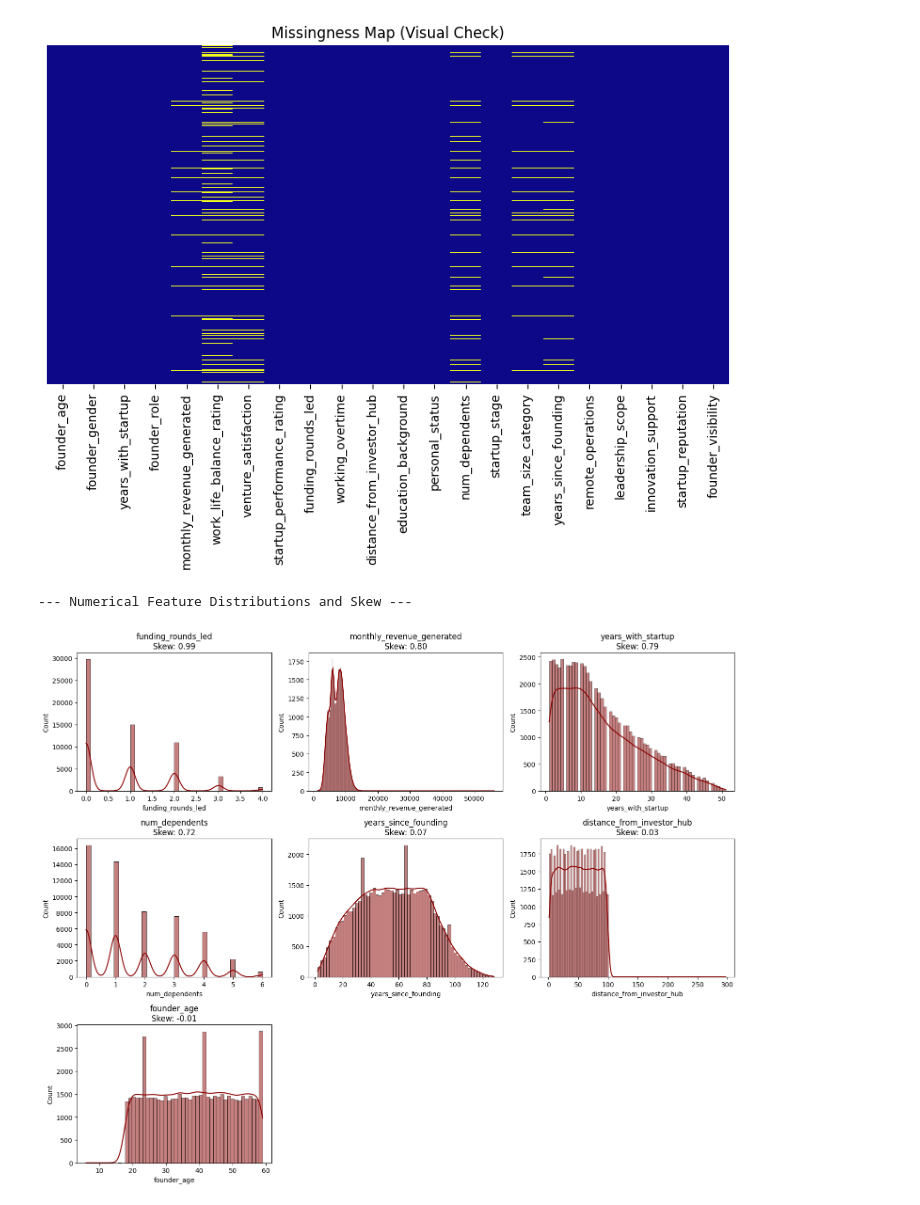
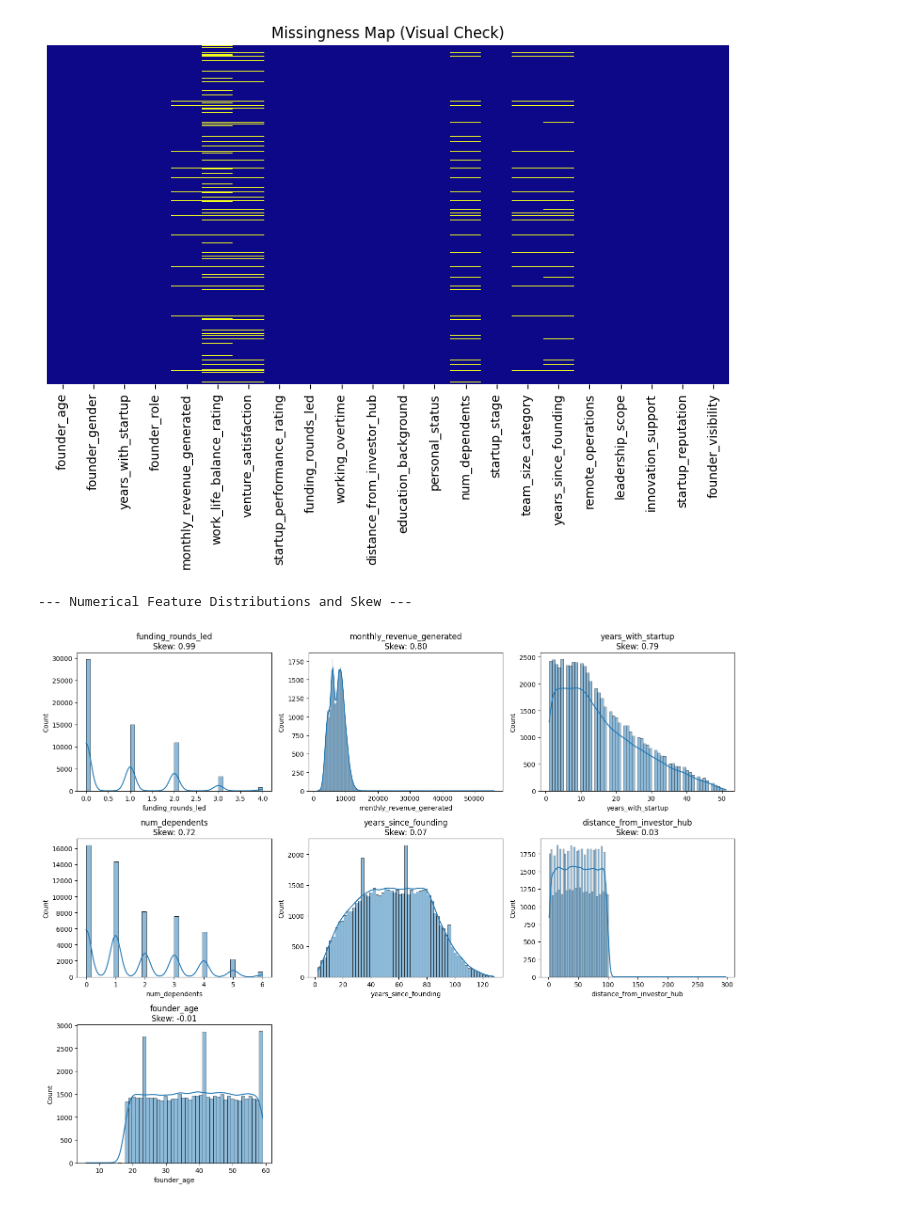
Before and after one commit to Divyareddy8/checkpoint2, a Jupyter notebook: binary/preprocess.ipynb, the cells around one changed output. Drawn from its saved outputs; the diff is of its cells as text; code cells hidden in the pictures.

```diff
--- a/binary/preprocess.ipynb
+++ b/binary/preprocess.ipynb
@@ -56,12 +65,18 @@ numerical_cols = initial_num_cols
 all_cat_cols = binary_cols + ordinal_feature_names + nominal_cols
 # %%
-# --- Convert target to numeric for correlation/modeling early ---
-train[target] = train[target].map({'Stayed': 1, 'Left': 0}).astype(int)
+# Encode target early for EDA
+
+if target in train.columns:
+    train[target] = train[target].map({'Stayed': 1, 'Left': 0}).astype(int)
+else:
+    raise KeyError(f"{target} not present in train")
 # %%
-# Check for duplicates and drop them (reusing your logic)
+# Drop duplicates if any
+
 dup_count = train.duplicated().sum()
 if dup_count > 0:
     train.drop_duplicates(inplace=True)
+    train.reset_index(drop=True, inplace=True)
     print(f"Duplicates removed. New train shape: {train.shape}")
 # %% [output]
 Duplicates removed. New train shape: (59598, 24)
@@ -103,18 +121,20 @@ team_size_category                   0.049985
 monthly_revenue_generated            0.029984
 [figure]
 # %%
-# 2c. Feature Distribution Check (Histograms & Skew)
-print("\n--- Numerical Feature Distributions and Skew ---")
-plt.figure(figsize=(15, 12))
-skew_values = train[numerical_cols].skew().sort_values(ascending=False)
-# Plot top 8 skewed numerical features
-for i, col in enumerate(skew_values.index.tolist()[:8], 1):
-    plt.subplot(3, 3, i)
-    sns.histplot(train[col].dropna(), kde=True, bins='auto', color='darkred')
-    plt.title(f'{col}\nSkew: {skew_values[col]:.2f}', fontsize=12)
-plt.tight_layout()
-plt.show()
+# EDA: Numerical distributions & skew
+
+num_cols_for_eda = [c for c in numerical_cols if c in train.columns]
+if num_cols_for_eda:
+    print("\n--- Numerical Feature Distributions and Skew ---")
+    skew_values = train[num_cols_for_eda].skew().sort_values(ascending=False)
+    plt.figure(figsize=(15, 12))
+    for i, col in enumerate(skew_values.index.tolist()[:8], 1):
+        plt.subplot(3, 3, i)
+        sns.histplot(train[col].dropna(), kde=True, bins='auto')
+        plt.title(f'{col}\nSkew: {skew_values[col]:.2f}')
+    plt.tight_layout()
+    plt.show()
 # %% [output]
 --- Numerical Feature Distributions and Skew ---
-[figure, old version]
+[figure, new version]
 # %%
```
Also changed, not shown: parts of 13 cells of this notebook, 2 other files.
